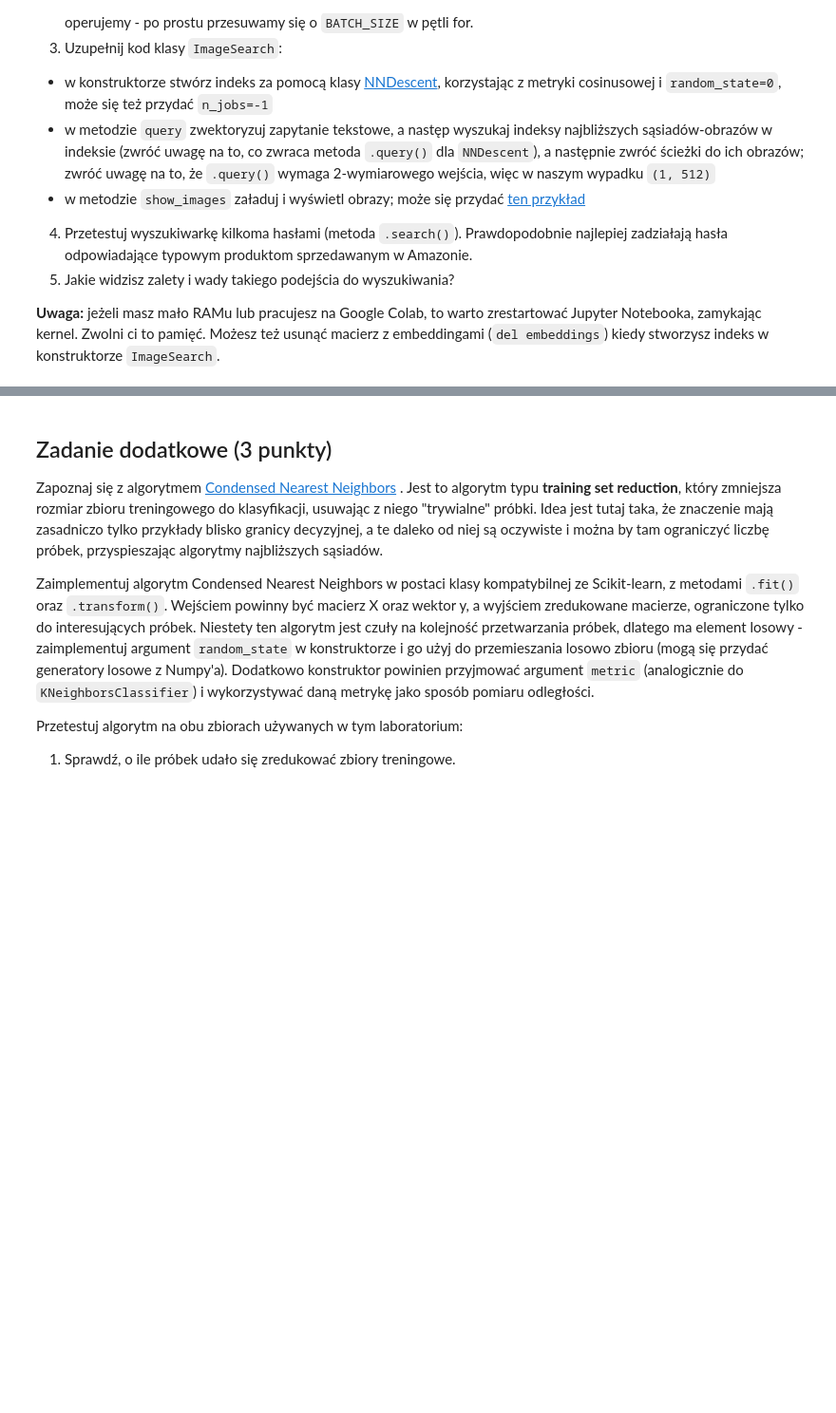
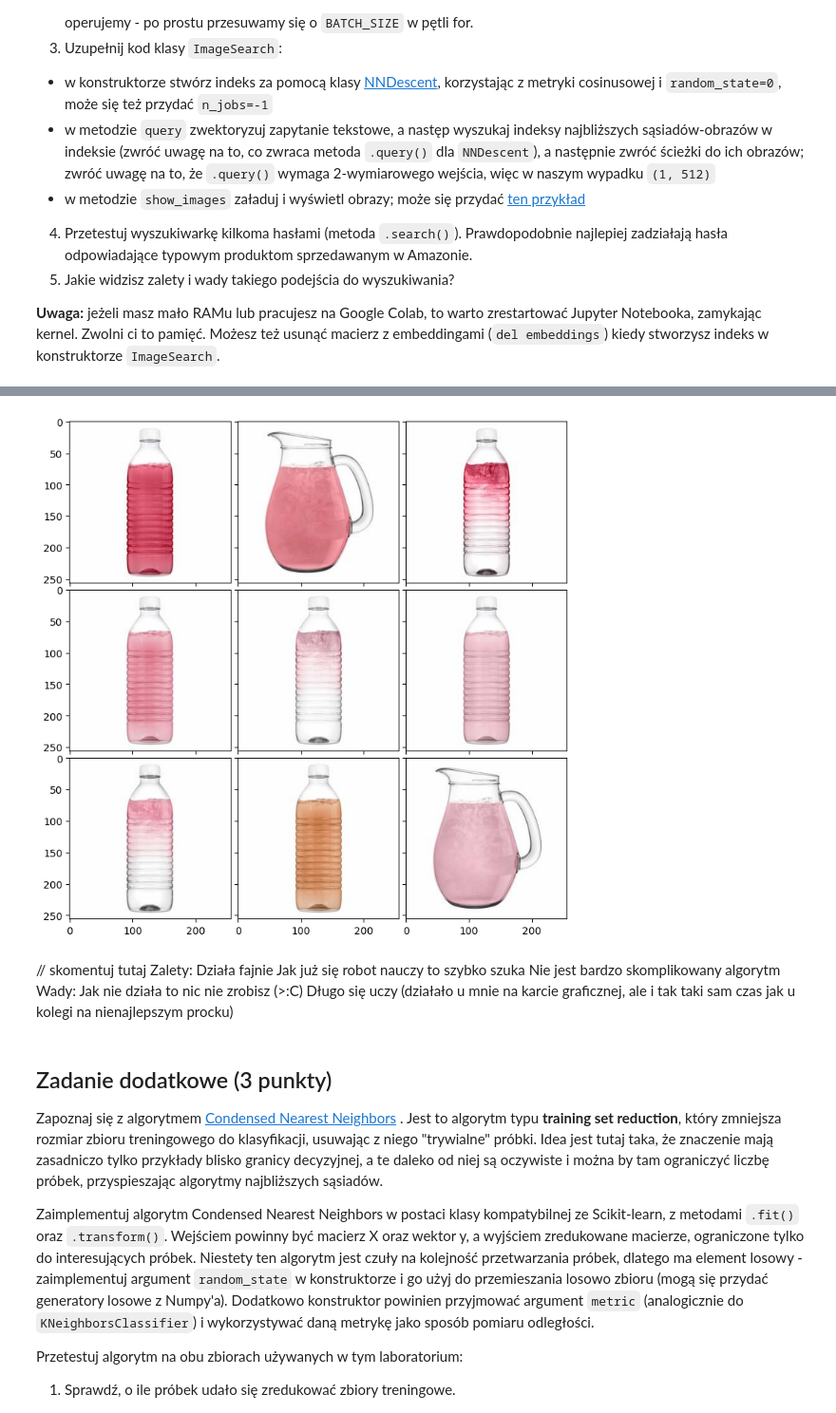
Before and after one commit to Spontaniczny/basics-of-machine-learning, a Jupyter notebook: lab2/notebook.ipynb, the cells around one changed output, grey strips where cells are left out. Shown at 95% size. Drawn from its saved outputs; the diff is of its cells as text; code cells hidden in the pictures; blank space fills up the shorter version.

```diff
--- a/lab2/notebook.ipynb
+++ b/lab2/notebook.ipynb
@@ -651,3 +808,16 @@ image_search.search("blue pillow")
+# %%
+image_search.search("strawberry water")
+# %% [output]
+[figure, added]
+# %% [markdown]
+// skomentuj tutaj
+Zalety:
+Działa fajnie
+Jak już się robot nauczy to szybko szuka
+Nie jest bardzo skomplikowany algorytm
+Wady:
+Jak nie działa to nic nie zrobisz (>:C)
+Długo się uczy (działało u mnie na karcie graficznej, ale i tak taki sam czas jak u kolegi na nienajlepszym procku)
 # %% [markdown]
 ## Zadanie dodatkowe (3 punkty)
 
```
Also changed, not shown: parts of 25 cells of this notebook.
